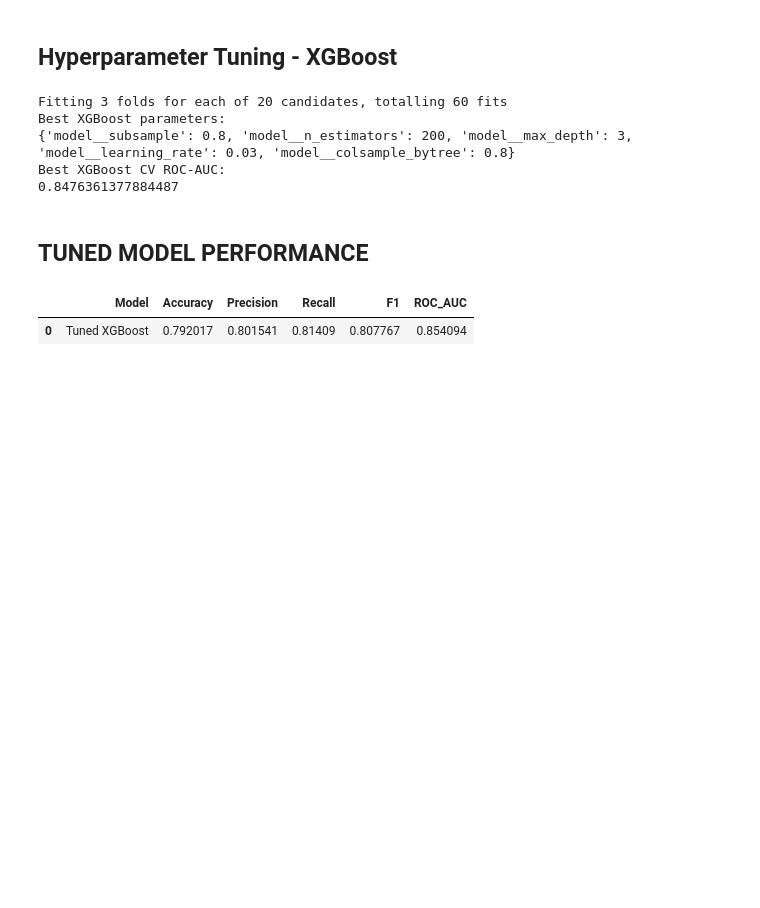
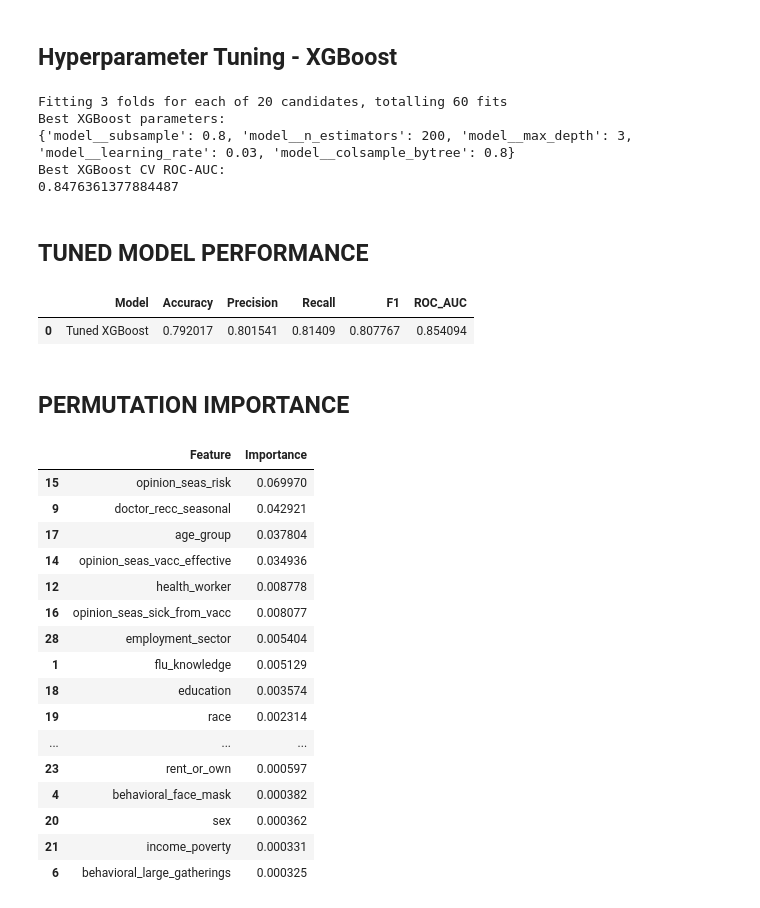
Before and after one commit to B-DS-Research/B6_Research, a Jupyter notebook: RMDS_Hackathon.ipynb, the cells around one changed output. Drawn from its saved outputs; the diff is of its cells as text; code cells hidden in the pictures; blank space fills up the shorter version.

```diff
--- a/RMDS_Hackathon.ipynb
+++ b/RMDS_Hackathon.ipynb
@@ -841,3 +841,41 @@ pd.DataFrame([tuned_result]).to_csv("outputs/tuned_model_result.csv", index=Fals
 # %% [output]
 |  | Model | Accuracy | Precision | Recall | F1 | ROC_AUC |
 | 0 | Tuned XGBoost | 0.792017 | 0.801541 | 0.81409 | 0.807767 | 0.854094 |
+# %% [markdown]
+## PERMUTATION IMPORTANCE
+# %%
+perm = permutation_importance(
+    best_pipeline,
+    X_valid,
+    y_valid,
+    n_repeats=10,
+    random_state=42,
+    n_jobs=-1,
+    scoring="roc_auc"
+)
+
+importance_df = pd.DataFrame({
+    "Feature": X_valid.columns,
+    "Importance": perm.importances_mean
+}).sort_values("Importance", ascending=False)
+
+display(importance_df.head(20))
+importance_df.to_csv("outputs/permutation_importance.csv", index=False)
+# %% [output]
+|  | Feature | Importance |
+| 15 | opinion_seas_risk | 0.069970 |
+| 9 | doctor_recc_seasonal | 0.042921 |
+| 17 | age_group | 0.037804 |
+| 14 | opinion_seas_vacc_effective | 0.034936 |
+| 12 | health_worker | 0.008778 |
+| 16 | opinion_seas_sick_from_vacc | 0.008077 |
+| 28 | employment_sector | 0.005404 |
+| 1 | flu_knowledge | 0.005129 |
+| 18 | education | 0.003574 |
+| 19 | race | 0.002314 |
+| ... | ... | ... |
+| 23 | rent_or_own | 0.000597 |
+| 4 | behavioral_face_mask | 0.000382 |
+| 20 | sex | 0.000362 |
+| 21 | income_poverty | 0.000331 |
+| 6 | behavioral_large_gatherings | 0.000325 |
```
Also changed, not shown: parts of 6 cells of this notebook.
